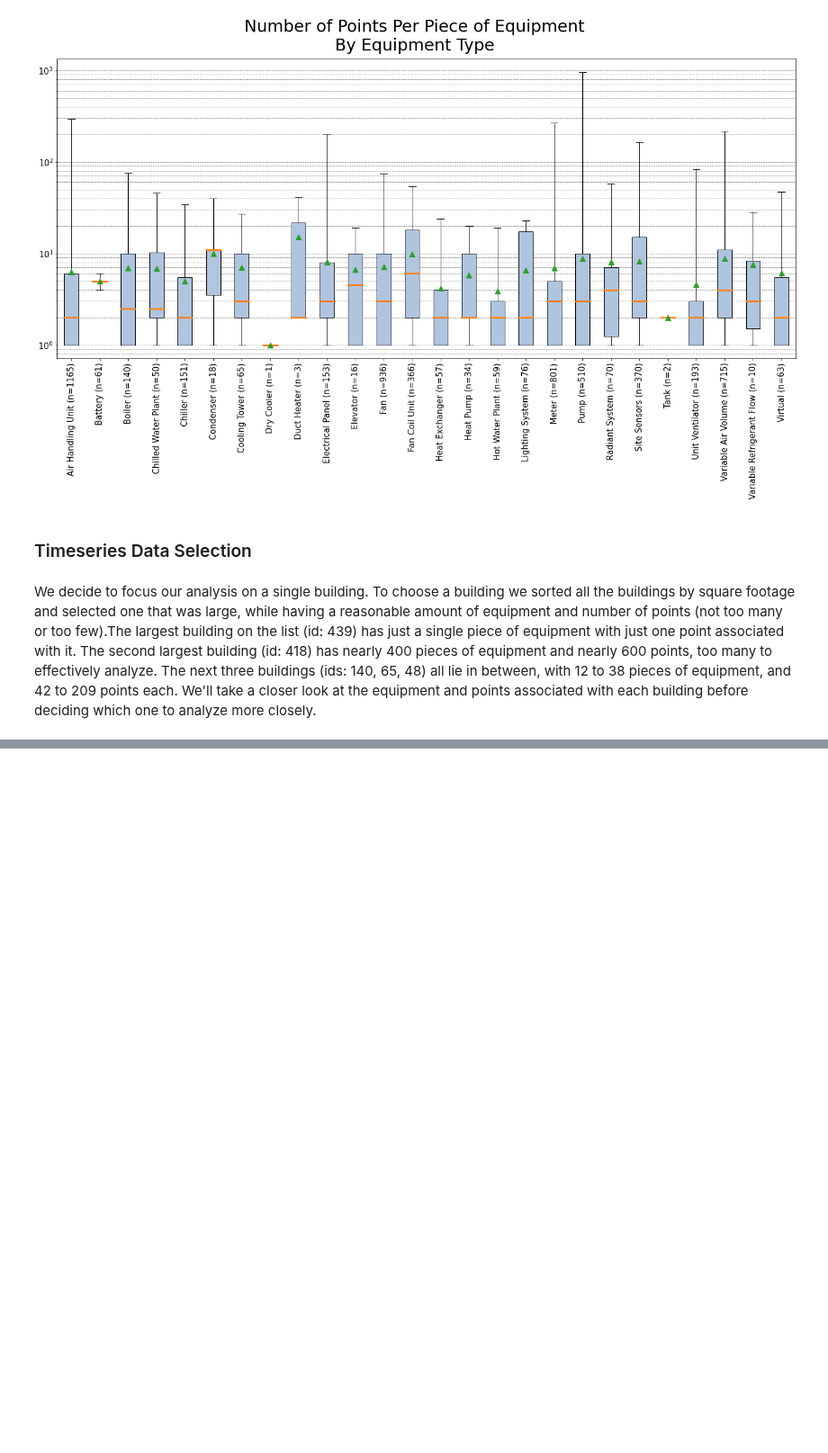
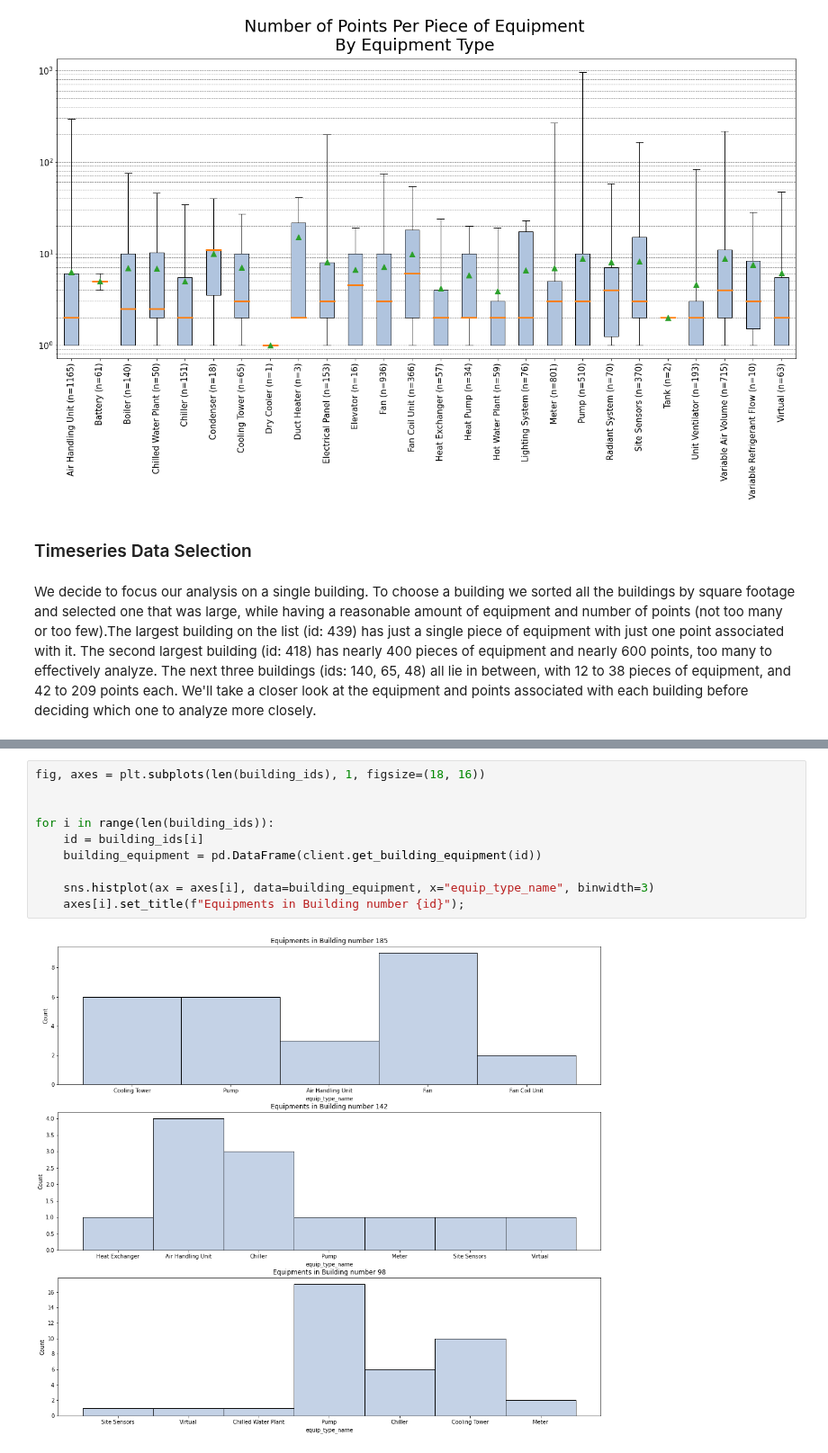
Before and after one commit to yairg98/Data-Driven-Problem-Solving, a Jupyter notebook: Assignments/FinalProjectNotebook.ipynb, the cells around one changed output, grey strips where cells are left out. Shown at 90% size. Drawn from its saved outputs; the diff is of its cells as text; blank space fills up the shorter version.

```diff
--- a/Assignments/FinalProjectNotebook.ipynb
+++ b/Assignments/FinalProjectNotebook.ipynb
@@ -261,0 +263,12 @@ equip_groups
+# %%
+fig, axes = plt.subplots(len(building_ids), 1, figsize=(18, 16))
+
+
+for i in range(len(building_ids)):
+    id = building_ids[i]
+    building_equipment = pd.DataFrame(client.get_building_equipment(id))
+
+    sns.histplot(ax = axes[i], data=building_equipment, x="equip_type_name", binwidth=3)
+    axes[i].set_title(f"Equipments in Building number {id}");
+# %% [output]
+[figure, added]
```
Also changed, not shown: parts of 7 cells of this notebook.
